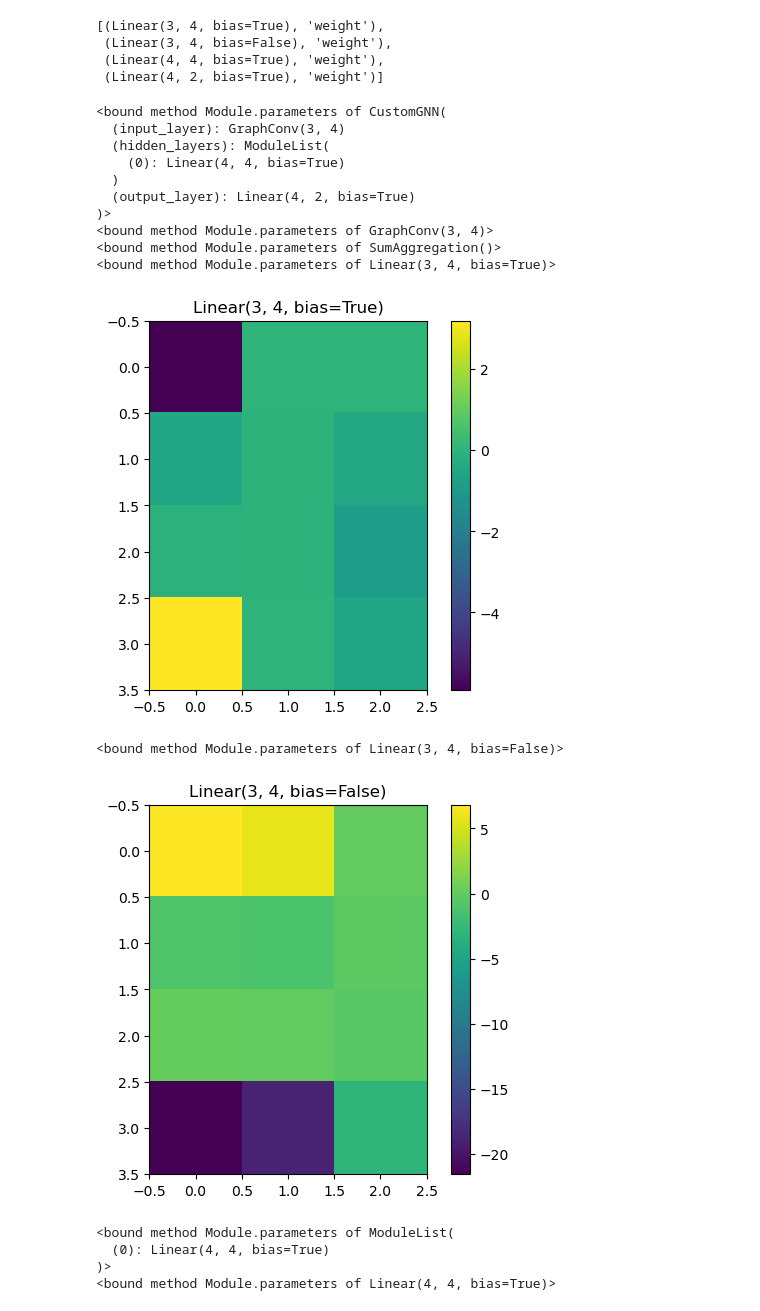
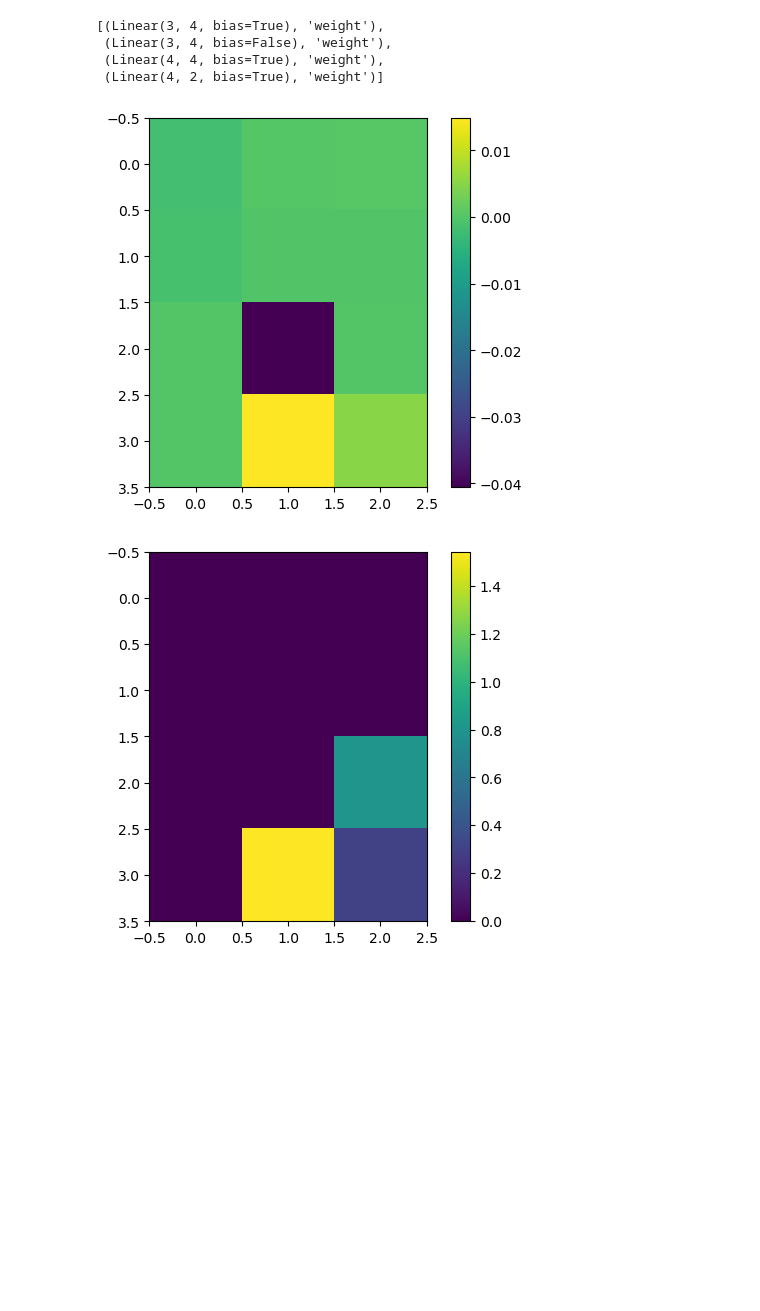
Before and after one commit to JakobSchauser/PhD, a Jupyter notebook: code/NCAs/NCA_message_passing.ipynb, the cells around one changed output. Saved outputs shown, nothing was run; the diff lists cells and outputs as text; code cells hidden in the pictures; blank space fills up the shorter version.

```diff
--- a/code/NCAs/NCA_message_passing.ipynb
+++ b/code/NCAs/NCA_message_passing.ipynb
@@ -13,18 +13,31 @@ from torch_geometric.nn import GCNConv, Linear, GraphConv
 
 from nb_functions import find_filtered_voronoi_neighbor_knn_limited_mask
 # %%
-positions = np.load('quarters/positions.npy')
-print(positions.shape)
+# positions = np.load('quarters/positions.npy')
+# print(positions.shape)
 
-# load data
+# # load data
+
+# data = []
+# for i in range(4):
+#     for subpart in ["both", "BMP", "FGF"]:
+#         dat = np.load(f"quarters/quarter_{i}_{subpart}_SMAD_and_ERK.npy")
+#         dat = dat.swapaxes(1, 2)
+#         data.append(dat)
+
+
+# data = np.array(data)
+
+positions = []
 
 data = []
+
 for i in range(4):
-    for subpart in ["both", "BMP", "FGF"]:
-        dat = np.load(f"quarters/quarter_{i}_{subpart}_SMAD_and_ERK.npy")
-        dat = dat.swapaxes(1, 2)
-        data.append(dat)
+    positions.append(np.load(f"positions/random_{i}_positions.npy"))
+    SMAD_ERK = np.load(f"positions/random_{i}_SMAD_and_ERK.npy")
+    SMAD_ERK = SMAD_ERK.swapaxes(1, 2)
 
-
-data = np.array(data)
+    SMAD_ERK[:,:,0] *= 100.
+    print(SMAD_ERK.shape)
+    data.append(SMAD_ERK)
 # %% [output]
@@ -345,32 +381,16 @@ parameters_to_prune
  (Linear(4, 4, bias=True), 'weight'),
  (Linear(4, 2, bias=True), 'weight')]
 # %%
-for layer in model.modules():
-    print(layer.parameters)
-    if not hasattr(layer, 'weight'):
-        continue
-    plt.imshow(layer.weight.detach().numpy())
 
+for weights in model.get_weights():
+
+    w = weights.detach().numpy()
+    plt.imshow(w)
     # mask = ~list(layer.named_buffers())[0][1].detach().numpy().astype(bool)
     # plt.scatter(np.where(mask)[1], np.where(mask)[0], c='r')
-    plt.title(layer)
     plt.colorbar()
     plt.show()
+    #print the bias
 # %% [output]
-<bound method Module.parameters of CustomGNN(
-  (input_layer): GraphConv(3, 4)
-  (hidden_layers): ModuleList(
-    (0): Linear(4, 4, bias=True)
-  )
-  (output_layer): Linear(4, 2, bias=True)
-)>
-<bound method Module.parameters of GraphConv(3, 4)>
-<bound method Module.parameters of SumAggregation()>
-<bound method Module.parameters of Linear(3, 4, bias=True)>
-[figure, old version]
+[figure, new version]
-<bound method Module.parameters of Linear(3, 4, bias=False)>
-[figure, old version]
+[figure, new version]
-<bound method Module.parameters of ModuleList(
-  (0): Linear(4, 4, bias=True)
-)>
-<bound method Module.parameters of Linear(4, 4, bias=True)>
```
Also changed, not shown: parts of 5 cells of this notebook.
